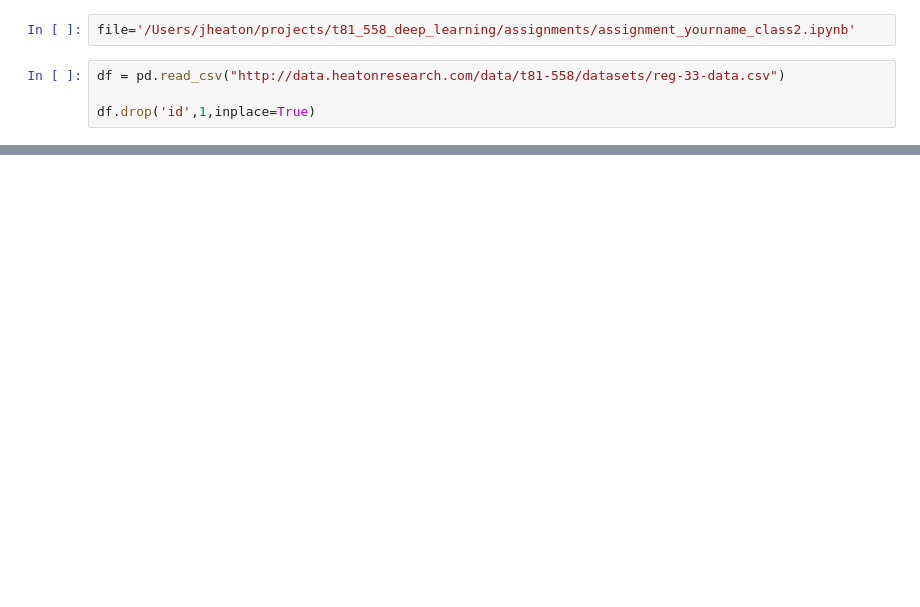
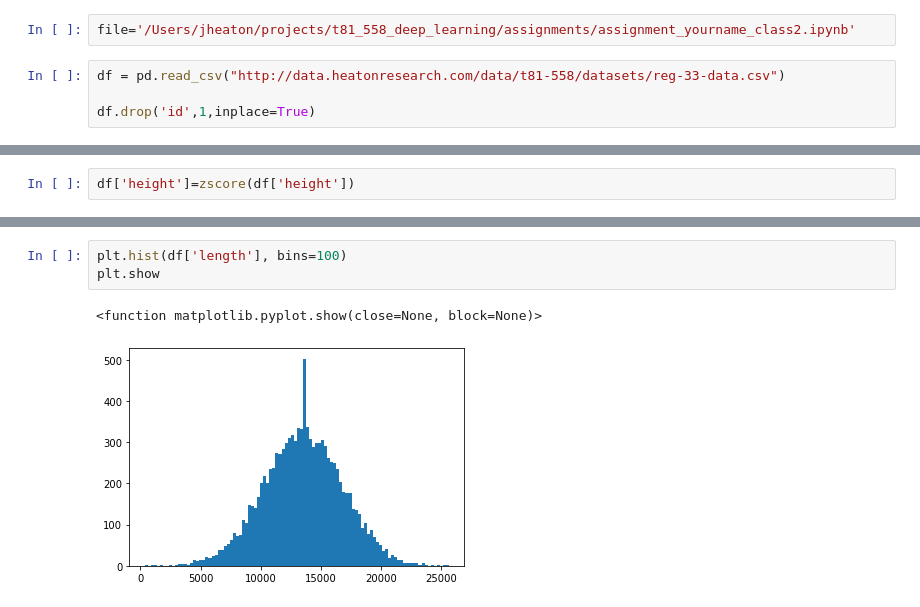
Before and after one commit to ravi-donepudi/CODE, a Jupyter notebook: Applications of Deep Learning/Assignment 2.ipynb, the cells around one changed output, grey strips where cells are left out. Saved outputs shown, nothing was run; the diff lists cells and outputs as text; blank space fills up the shorter version.

```diff
--- a/Applications of Deep Learning/Assignment 2.ipynb
+++ b/Applications of Deep Learning/Assignment 2.ipynb
@@ -24,0 +93,2 @@ df['ratio']=df['max']/df['number']
+# %%
+df['height']=zscore(df['height'])
@@ -24,0 +119,6 @@ df['ratio']=df['max']/df['number']
+# %%
+plt.hist(df['length'], bins=100)
+plt.show
+# %% [output]
+<function matplotlib.pyplot.show(close=None, block=None)>
+[figure, added]
```
Also changed, not shown: parts of 22 cells of this notebook.
